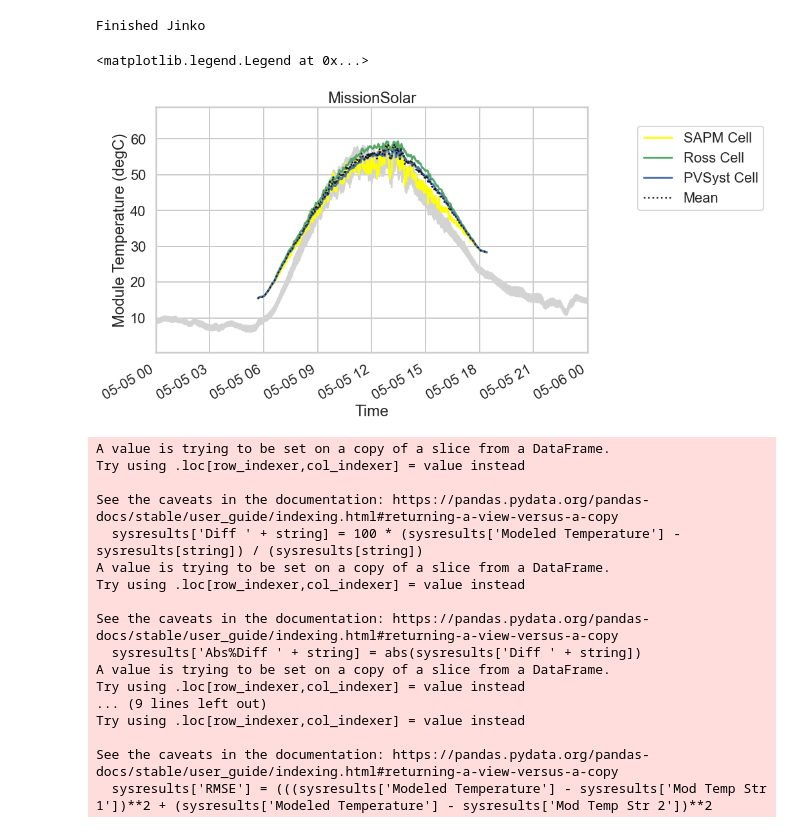
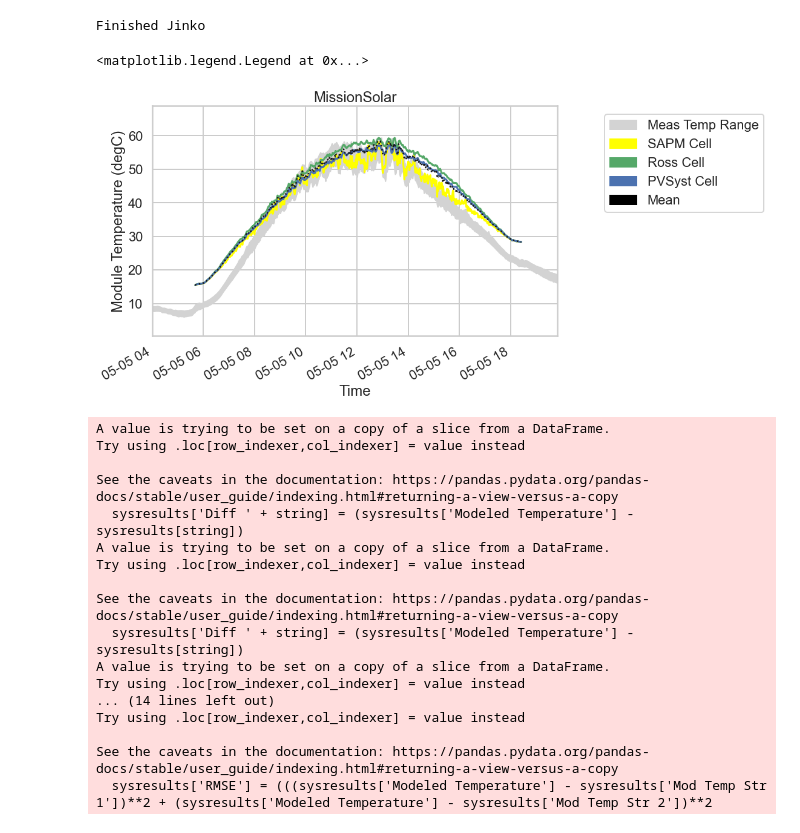
Before and after one commit to lmdeville/PV-Modeling, a Jupyter notebook: Task 2.2.1/Task 2.2.1 Temperature Models & Results.ipynb, the cells around one changed output. Drawn from its saved outputs; the diff is of its cells as text; code cells hidden in the pictures.

```diff
--- a/Task 2.2.1/Task 2.2.1 Temperature Models & Results.ipynb
+++ b/Task 2.2.1/Task 2.2.1 Temperature Models & Results.ipynb
@@ -338,59 +342,61 @@ final['Median'] = final[['LG '+model1, 'LG '+model2, 'LG '+model3,'Panasonic '+m
 # %%
 
 #this model is arbitrary, just need the index
 modresults = sysresults.loc[sysresults['Model']=='SAPM']
 x = modresults['TmStamp']
 lower = mod_temps['Min Measured Temp']
 upper = mod_temps['Max Measured Temp']
 
 y = sysresults['Modeled Temperature'].loc[sysresults['Model']==model1]
 plt.plot(x, y, 'yellow')
 y = sysresults['Modeled Temperature'].loc[sysresults['Model']==model2]
 plt.plot(x, y, 'g')
 y = sysresults['Modeled Temperature'].loc[sysresults['Model']==model3]
 plt.plot(x, y, 'b')
 
 plt.xticks(rotation=30, ha='right')
 
 y=final['Mean']
 plt.plot(x, y, 'k:', linewidth=2.5)
 
 plt.fill_between(x, lower, upper, color='lightgray')
 
 
-plt.xlim(modresults.index[5760],modresults.index[7201])
-#plt.xlim('2021-11-01 06:00:00-07:00','2021-11-02 19:00:00-07:00')
+plt.xlim('2021-11-01 04:00:00-07:00','2021-11-02 19:00:00-07:00')
 plt.ylabel('Module Temperature (degC)')
 plt.xlabel('Time')
 plt.title(system)
-plt.legend([model1,model2,model3, 'Mean'] ,loc='center left', bbox_to_anchor=(1.1, 0.75))
+
+
+# manually format legend
+meas = mpatches.Patch(color='lightgrey', label='Meas Temp Range')
+mdl1 = mpatches.Patch(color='yellow', label=model1)
+mdl2 = mpatches.Patch(color='g', label=model2)
+mdl3 = mpatches.Patch(color='b', label=model3)
+means = mpatches.Patch(color='black', label='Mean')
+handles = [meas,mdl1,mdl2,mdl3,means]
+# plot the legend
+plt.legend(handles=handles, loc='center left', bbox_to_anchor=(1.1, 0.75))
 # %% [output]
 <matplotlib.legend.Legend at 0x...>
-[figure, old version]
+[figure, new version]
 # %%
 #Calculate NMBE, MAPE, RMSE
 strings = ['Mod Temp Str 1','Mod Temp Str 2','Mod Temp Str 3','Mod Temp Str 4']
 
 for string in strings:
-       sysresults['Diff ' + string] = 100 * (sysresults['Modeled Temperature'] - sysresults[string]) / (sysresults[string])
-
-for string in strings:
-    sysresults['Abs%Diff ' + string] = abs(sysresults['Diff ' + string])
-
-
-
-sysresults['MAPE'] = ((sysresults.iloc[:,[-4,-3,-2,-1]].mean(axis=1)))
+       sysresults['Diff ' + string] = (sysresults['Modeled Temperature'] - sysresults[string])
 
 all_rtd = ['LG', 'Panasonic', 'MissionSolar', 'Jinko']
 twth_rtd = ['HanQPlus', 'HanQPeak']
 onfo_rtd = ['Can 270', 'Can275']
 
 if system in all_rtd:
-    sysresults['NMBE'] = (sysresults['Diff Mod Temp Str 1'] + sysresults['Diff Mod Temp Str 2'] + sysresults['Diff Mod Temp Str 3'] + sysresults['Diff Mod Temp Str 4'])/4
+    sysresults['MBE'] = (sysresults['Diff Mod Temp Str 1'] + sysresults['Diff Mod Temp Str 2'] + sysresults['Diff Mod Temp Str 3'] + sysresults['Diff Mod Temp Str 4'])/4
 elif system in twth_rtd:
-    sysresults['NMBE'] = (sysresults['Diff Mod Temp Str 2'] + sysresults['Diff Mod Temp Str 3'])/2
+    sysresults['MBE'] = (sysresults['Diff Mod Temp Str 2'] + sysresults['Diff Mod Temp Str 3'])/2
 else:
-    sysresults['NMBE'] = (sysresults['Diff Mod Temp Str 1'] + sysresults['Diff Mod Temp Str 4'])/2
+    sysresults['MBE'] = (sysresults['Diff Mod Temp Str 1'] + sysresults['Diff Mod Temp Str 4'])/2
 
 if system in all_rtd:
     sysresults['RMSE'] = (((sysresults['Modeled Temperature'] - sysresults['Mod Temp Str 1'])**2 + (sysresults['Modeled Temperature'] - sysresults['Mod Temp Str 2'])**2
@@ -404,15 +410,15 @@ A value is trying to be set on a copy of a slice from a DataFrame.
 Try using .loc[row_indexer,col_indexer] = value instead
 
 See the caveats in the documentation: https://pandas.pydata.org/pandas-docs/stable/user_guide/indexing.html#returning-a-view-versus-a-copy
-  sysresults['Diff ' + string] = 100 * (sysresults['Modeled Temperature'] - sysresults[string]) / (sysresults[string])
+  sysresults['Diff ' + string] = (sysresults['Modeled Temperature'] - sysresults[string])
 A value is trying to be set on a copy of a slice from a DataFrame.
 Try using .loc[row_indexer,col_indexer] = value instead
 
 See the caveats in the documentation: https://pandas.pydata.org/pandas-docs/stable/user_guide/indexing.html#returning-a-view-versus-a-copy
-  sysresults['Abs%Diff ' + string] = abs(sysresults['Diff ' + string])
+  sysresults['Diff ' + string] = (sysresults['Modeled Temperature'] - sysresults[string])
 A value is trying to be set on a copy of a slice from a DataFrame.
 Try using .loc[row_indexer,col_indexer] = value instead
-... (9 lines left out)
+... (14 lines left out)
 Try using .loc[row_indexer,col_indexer] = value instead
 
 See the caveats in the documentation: https://pandas.pydata.org/pandas-docs/stable/user_guide/indexing.html#returning-a-view-versus-a-copy
```
Also changed, not shown: parts of 3 cells of this notebook.
